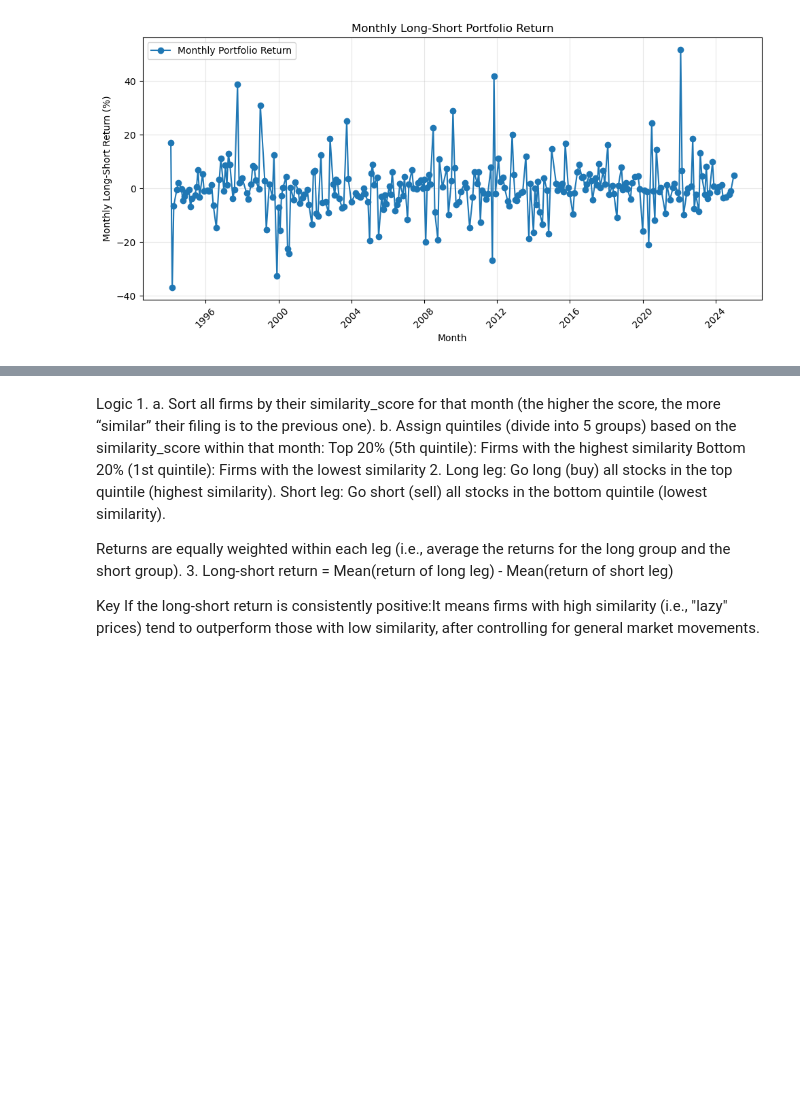
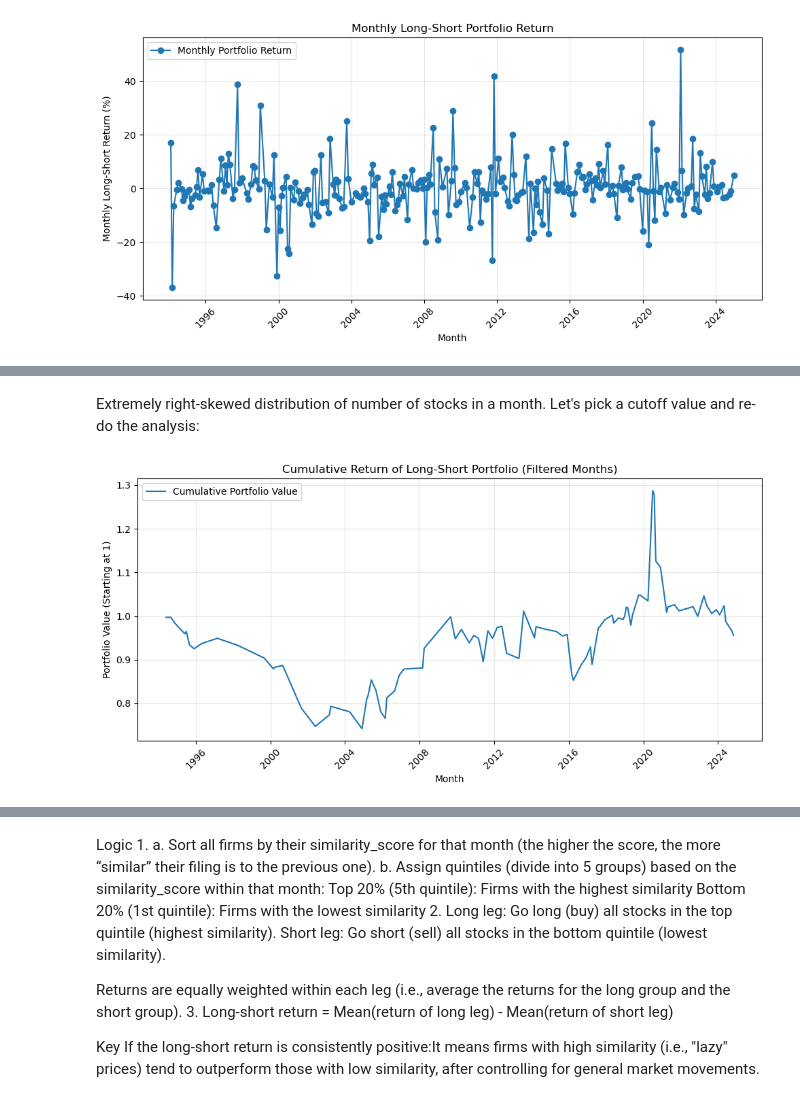
Before and after one commit to ank225git/lazy-prices_replication, a Jupyter notebook: code/portfolio_construction.ipynb, the cells around one changed output, grey strips where cells are left out. Drawn from its saved outputs; the diff is of its cells as text; code cells hidden in the pictures; blank space fills up the shorter version.

```diff
--- a/code/portfolio_construction.ipynb
+++ b/code/portfolio_construction.ipynb
@@ -186,0 +220,65 @@ Index(['observation_date', 'SP500'], dtype='object')
+# %% [markdown]
+Extremely right-skewed distribution of number of stocks in a month. Let's pick a cutoff value and re-do the analysis:
+# %%
+import pandas as pd
+import matplotlib.pyplot as plt
+
+# Load your dataset
+df = pd.read_csv('../data/processed/full_similarity_with_returns.csv')
+
+# Rename columns for consistency
+df = df.rename(columns={"filing_date": "month", "similarity": "similarity_score"})
+
+# Drop missing values
+df = df.dropna(subset=['similarity_score', 'tic', 'ret'])
+
+# Step 1: Remove months with only a few stocks
+month_sizes = df['month'].value_counts()
+valid_months = month_sizes[month_sizes >= 100].index  # <-- Keep months with >= 30 stocks
+df = df[df['month'].isin(valid_months)].copy()
+
+# Step 2: Assign quintiles manually
+def custom_assign_quintile(group):
+    group = group.sort_values('similarity_score', ascending=False).reset_index(drop=True)
+
+    if len(group) == 2:
+        group['quintile'] = [5, 1]  # Long top, short bottom
+    else:
+        group['quintile'] = pd.qcut(group.index, 5, labels=[5,4,3,2,1]).astype(int)
+
+    return group
+
+df = df.groupby('month', group_keys=False).apply(custom_assign_quintile)
+
+# Step 3: Compute monthly long-short portfolio returns
+portfolio_rets = []
+for month, group in df.groupby('month'):
+    long_ret = group.loc[group['quintile'] == 5, 'ret'].mean()
+    short_ret = group.loc[group['quintile'] == 1, 'ret'].mean()
+    long_short = long_ret - short_ret
+    portfolio_rets.append({'month': month, 'portfolio_return': long_short})
+
+portfolio_df = pd.DataFrame(portfolio_rets)
+portfolio_df['month'] = pd.to_datetime(portfolio_df['month'])
+portfolio_df = portfolio_df.sort_values('month')
+
+# Step 4: Calculate cumulative returns
+portfolio_df['portfolio_return_decimal'] = portfolio_df['portfolio_return'] / 100
+portfolio_df['cum_portfolio'] = (1 + portfolio_df['portfolio_return_decimal']).cumprod()
+
+# Step 5: Save your results
+portfolio_df.to_csv("../data/processed/full_portfolio_returns_filtered.csv", index=False)
+
+# Step 6: Plot cumulative return
+plt.figure(figsize=(10,5))
+plt.plot(portfolio_df['month'], portfolio_df['cum_portfolio'], label='Cumulative Portfolio Value')
+plt.xlabel('Month')
+plt.ylabel('Portfolio Value (Starting at 1)')
+plt.title('Cumulative Return of Long-Short Portfolio (Filtered Months)')
+plt.legend()
+plt.grid(alpha=0.3)
+plt.xticks(rotation=45)
+plt.tight_layout()
+plt.show()
+# %% [output]
+[figure, added]
```
Also changed, not shown: parts of 16 cells of this notebook, 5 other files.
